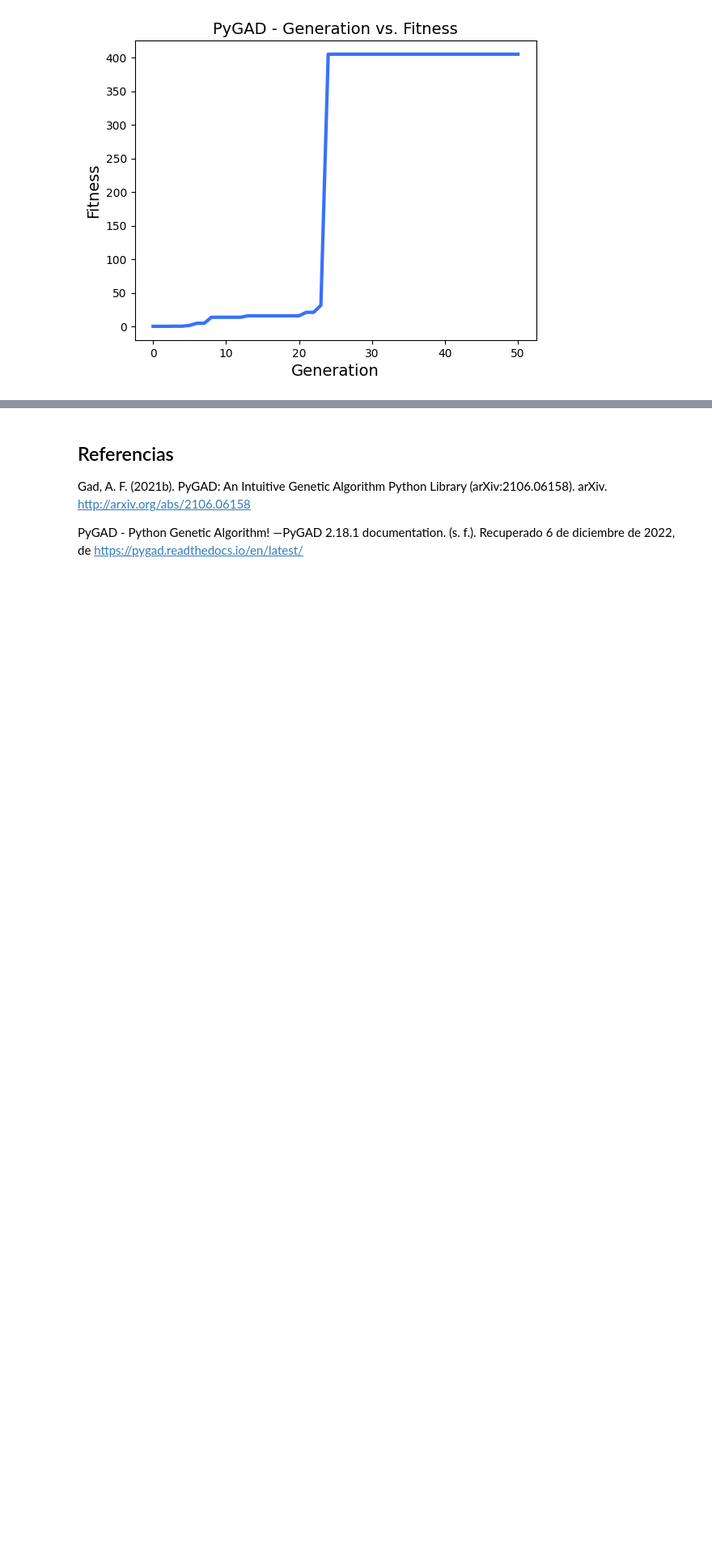
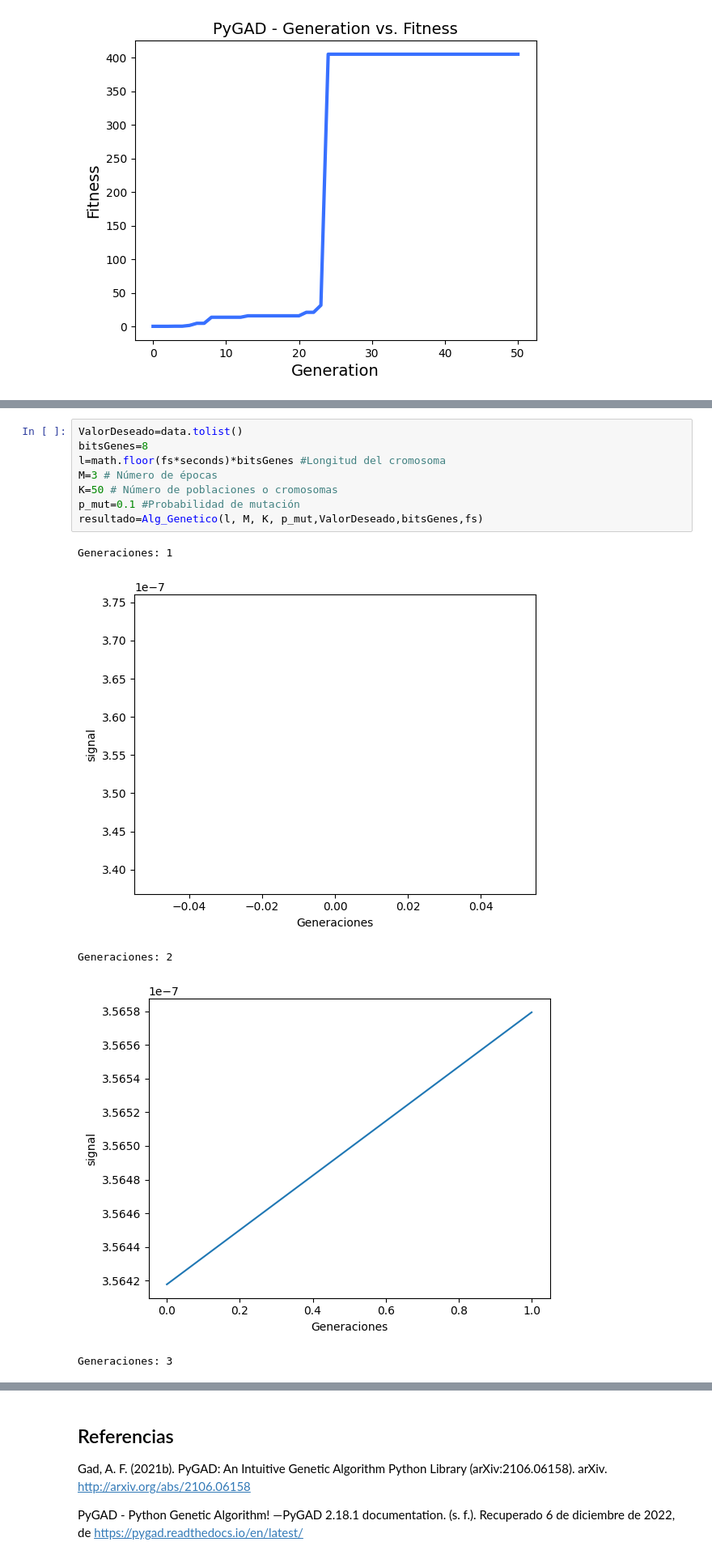
Before and after one commit to esteban11519/InteligenciaArtificialYMiniRobots, a Jupyter notebook: Parte2/IA_3_AlgoritmosGeneticos/IA_3_AlgoritmosGeneticos.ipynb, the cells around one changed output, grey strips where cells are left out. Shown at 81% size. Cells and saved outputs as stored; diff of their text form; blank space fills up the shorter version.

```diff
--- a/Parte2/IA_3_AlgoritmosGeneticos/IA_3_AlgoritmosGeneticos.ipynb
+++ b/Parte2/IA_3_AlgoritmosGeneticos/IA_3_AlgoritmosGeneticos.ipynb
@@ -313,0 +527,14 @@ ga_instance.plot_fitness()
+# %%
+ValorDeseado=data.tolist()
+bitsGenes=8
+l=math.floor(fs*seconds)*bitsGenes #Longitud del cromosoma
+M=3 # Número de épocas
+K=50 # Número de poblaciones o cromosomas
+p_mut=0.1 #Probabilidad de mutación
+resultado=Alg_Genetico(l, M, K, p_mut,ValorDeseado,bitsGenes,fs)
+# %% [output]
+Generaciones: 1
+[figure, added]
+Generaciones: 2
+[figure, added]
+Generaciones: 3
```
Also changed, not shown: parts of 15 cells of this notebook, 3 other files.
